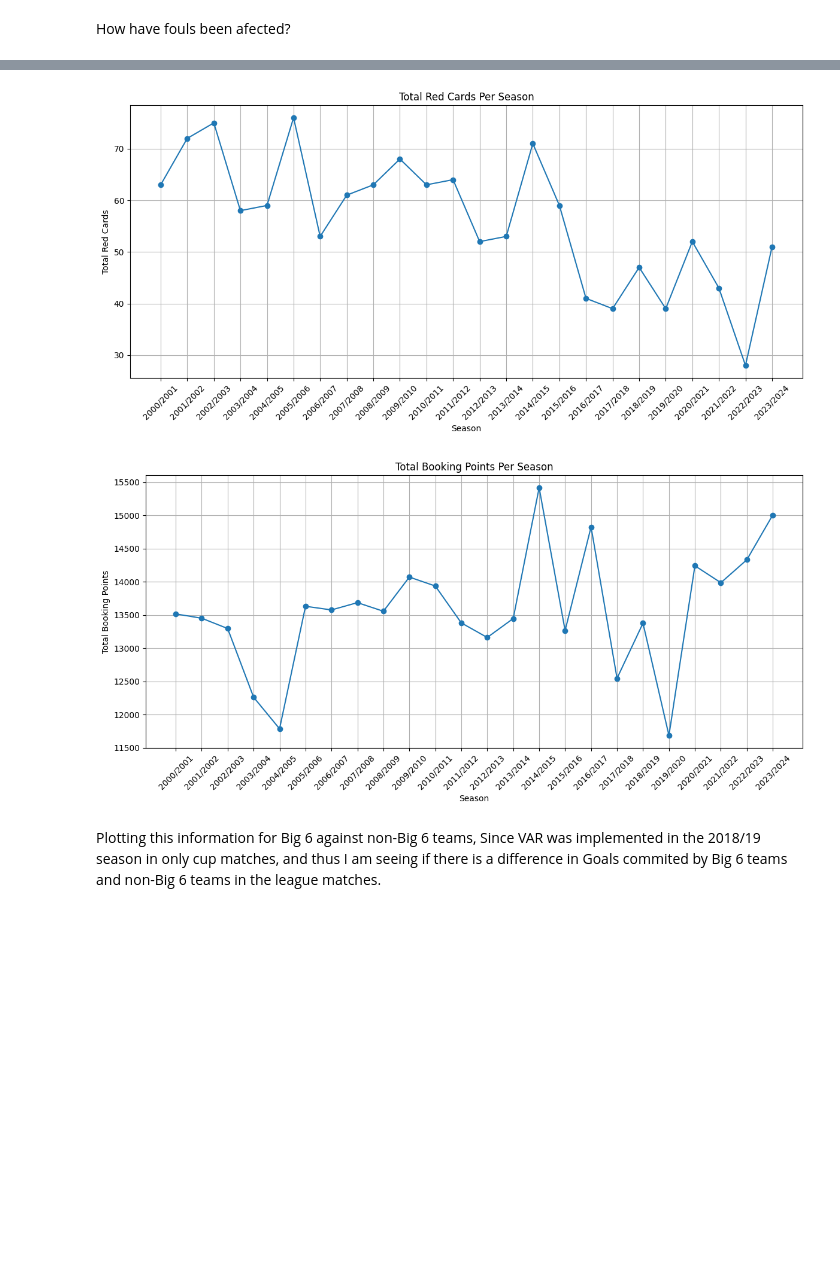
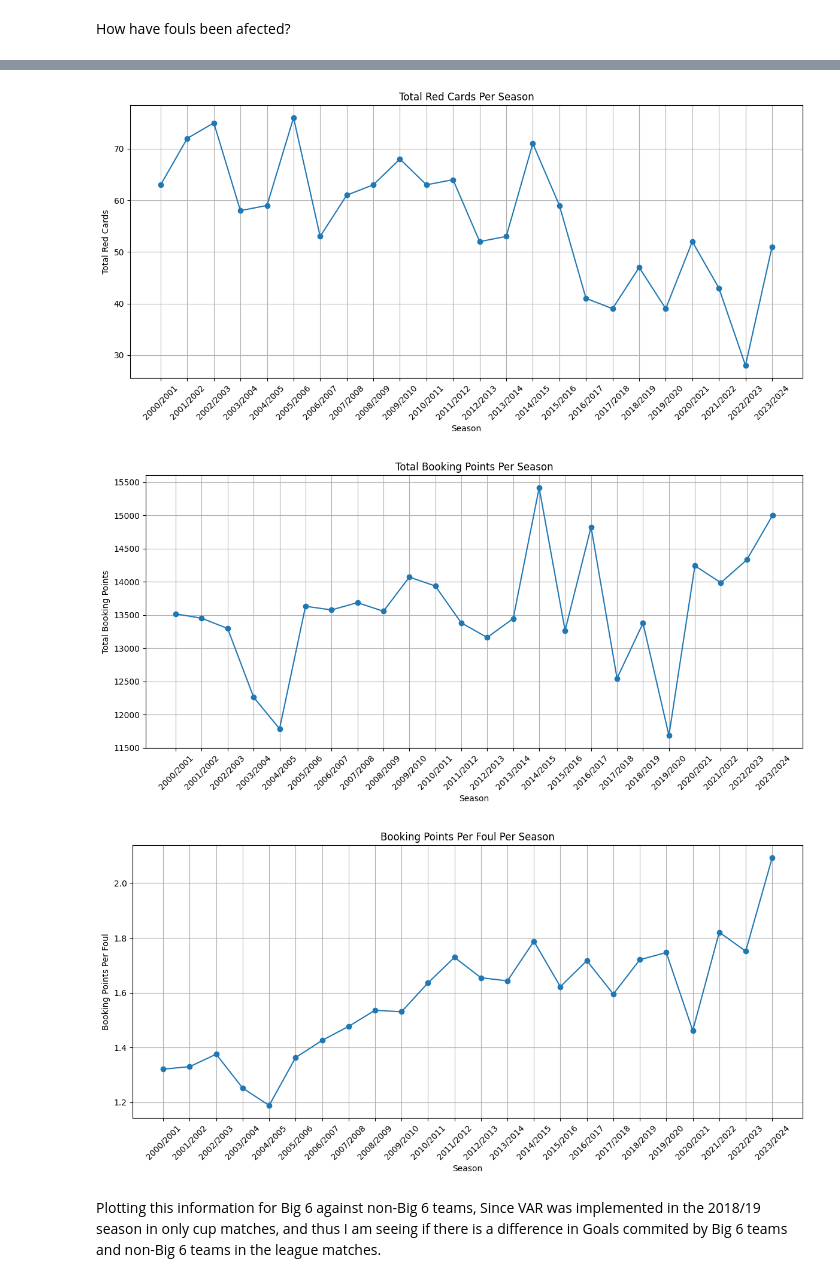
Before and after one commit to dapUoE/Effects-of-VAR-on-English-Football, a Jupyter notebook: Jupyter_Analysis.ipynb, the cells around one changed output, grey strips where cells are left out. Drawn from its saved outputs; the diff is of its cells as text; code cells hidden in the pictures; blank space fills up the shorter version.

```diff
--- a/Jupyter_Analysis.ipynb
+++ b/Jupyter_Analysis.ipynb
@@ -202,6 +198,9 @@ concatenated_df_grouped['Total_Fouls'] = concatenated_df_grouped['Total_Home_Fou
 concatenated_df_grouped['Total_Yellows'] = concatenated_df_grouped['Total_Home_Yellows'] + concatenated_df_grouped['Total_Away_Yellows']
 concatenated_df_grouped['Total_Reds'] = concatenated_df_grouped['Total_Home_Reds'] + concatenated_df_grouped['Total_Away_Reds']
 concatenated_df_grouped['Total_BookingPoints'] = concatenated_df_grouped['Total_Home_BookingPoints'] + concatenated_df_grouped['Total_Away_BookingPoints']
+
+# Calculate booking points per foul
+concatenated_df_grouped['BookingPoints_Per_Foul'] = concatenated_df_grouped['Total_BookingPoints'] / concatenated_df_grouped['Total_Fouls']
 
 # Reset index to make 'Season' a column again if necessary
 concatenated_df_grouped.reset_index(inplace=True)
@@ -261,6 +260,17 @@ plt.xticks(rotation=45)  # Rotate season labels for better readability
 plt.grid(True)
 plt.tight_layout()  # Adjusts plot to ensure everything fits without overlap
 plt.show()
+
+# Plotting the booking points per foul per season
+plt.figure(figsize=(12, 6))
+plt.plot(concatenated_df_grouped['Season'], concatenated_df_grouped['BookingPoints_Per_Foul'], marker='o')
+plt.title('Booking Points Per Foul Per Season')
+plt.xlabel('Season')
+plt.ylabel('Booking Points Per Foul')
+plt.xticks(rotation=45)  # Rotate season labels for better readability
+plt.grid(True)
+plt.tight_layout()  # Adjusts plot to ensure everything fits without overlap
+plt.show()
 # %% [output]
        Season  Total_Home_Fouls  Total_Away_Fouls  Total_Home_Yellows  \
 0   2000/2001              4932              5299                 512
@@ -280,12 +290,13 @@ plt.show()
 Mean yellow cards per season: 1215.25
 Mean red cards per season: 56.25
 DataFrame is highly fragmented.  This is usually the result of calling `frame.insert` many times, which has poor performance.  Consider joining all columns at once using pd.concat(axis=1) instead. To  ...
 DataFrame is highly fragmented.  This is usually the result of calling `frame.insert` many times, which has poor performance.  Consider joining all columns at once using pd.concat(axis=1) instead. To  ...
 DataFrame is highly fragmented.  This is usually the result of calling `frame.insert` many times, which has poor performance.  Consider joining all columns at once using pd.concat(axis=1) instead. To  ...
 [figure]
 [figure]
 [figure]
 [figure]
+[figure, added]
 # %% [markdown]
 Plotting this information for Big 6 against non-Big 6 teams, Since VAR was implemented in the 2018/19 season in only cup matches, and thus I am seeing if there is a difference in Goals commited by Big 6 teams and non-Big 6 teams in the league matches.
 # %% [markdown]
```
Also changed, not shown: parts of 5 cells of this notebook.
